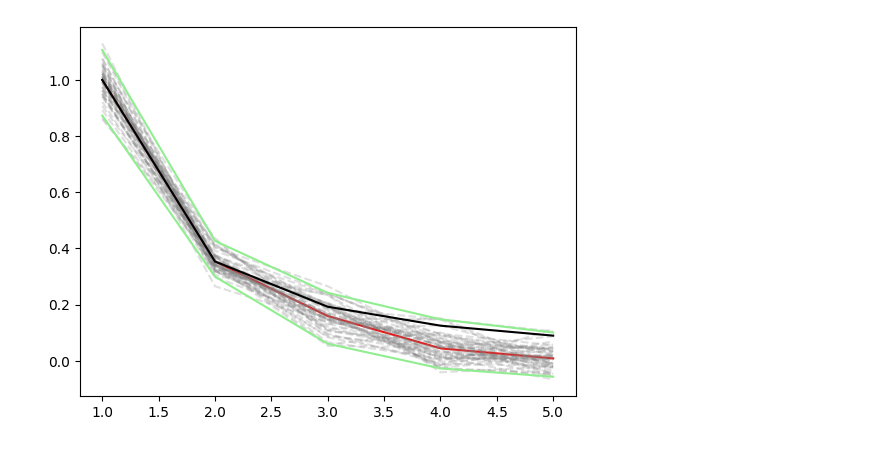
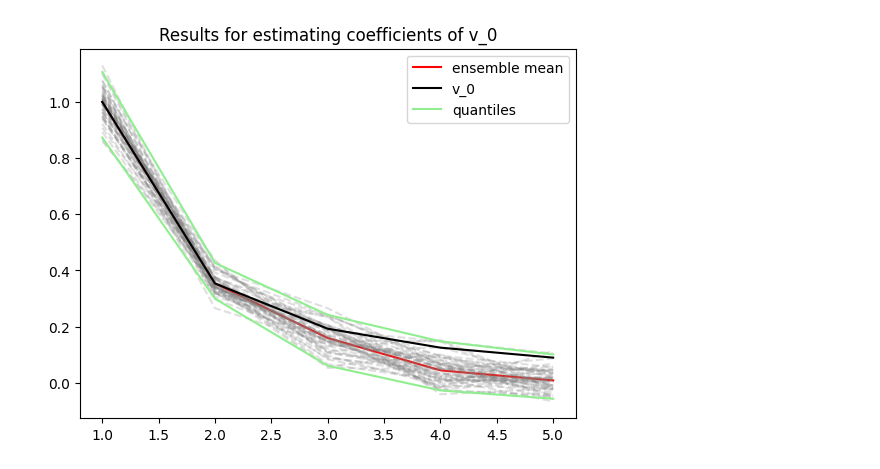
Before and after one commit to Tienstra/EarlyStoppingBIP, a Jupyter notebook: Notebooks/Schrödinger.ipynb, the cells around one changed output. Drawn from its saved outputs; the diff is of its cells as text; code cells hidden in the pictures.

```diff
--- a/Notebooks/Schrödinger.ipynb
+++ b/Notebooks/Schrödinger.ipynb
@@ -14,2 +14,0 @@ from ForwardModels.models import *
-# %%
-forward_model = LinearForwardModel(3, 3, 2, coef=jnp.pi ** (-2))
@@ -22,15 +15,8 @@ Array([[0.10132118, 0.        , 0.        ],
 # %%
-def main():
+def run(dim_parameters, dim_observations, p, beta, num_particles):
     """Run a simple EKI example."""
     # Set random seed for reproducibility
     key = random.PRNGKey(42)
-
-    # Problem dimensions
-    dim_parameters = 5
-    dim_observations = 3
-    p = 2
-    beta = 3 / 2
-    num_particles = 50
 
     forward_model = LinearForwardModel(
         dim_parameters, dim_observations, p, coef=jnp.pi ** (-2)
@@ -95,0 +65,9 @@ len(results["ensemble_history"])
+# %%
+# Problem parameters
+dim_parameters = 5
+dim_observations = 3
+p = 2
+beta = 3 / 2
+num_particles = 50
+
+results, v0 = run(dim_parameters, dim_observations, p, beta, num_particles)
@@ -96,15 +85,23 @@ len(results["ensemble_history"])
 # %%
 i_array = jnp.linspace(1, 5, 5)
-ensemble = results["ensemble_history"][-1]
+hat_coefs_v0_ensemble = results["ensemble_history"][-1]
 q = jnp.array([0.025, 0.975])
-jnp.quantile(ensemble, q, axis=1)
 
 
-plt.plot(i_array, jnp.mean(ensemble, axis=1), color="red")
-plt.plot(i_array, ensemble, color="grey", linestyle="dashed", alpha=0.25)
-plt.plot(i_array, v0, color="black")
-plt.plot(i_array, jnp.quantile(ensemble, q, axis=1)[0], color="lightgreen")
-plt.plot(i_array, jnp.quantile(ensemble, q, axis=1)[1], color="lightgreen")
+plt.plot(
+    i_array, jnp.mean(hat_coefs_v0_ensemble, axis=1), color="red", label="ensemble mean"
+)
+plt.plot(i_array, hat_coefs_v0_ensemble, color="grey", linestyle="dashed", alpha=0.25)
+plt.plot(i_array, v0, color="black", label="v_0")
+plt.plot(
+    i_array,
+    jnp.quantile(hat_coefs_v0_ensemble, q, axis=1)[0],
+    color="lightgreen",
+    label="quantiles",
+)
+plt.plot(i_array, jnp.quantile(hat_coefs_v0_ensemble, q, axis=1)[1], color="lightgreen")
+plt.title("Results for estimating coefficients of v_0")
+plt.legend()
 plt.show()
 # %% [output]
-[figure, old version]
+[figure, new version]
```
Also changed, not shown: parts of 21 cells of this notebook.
